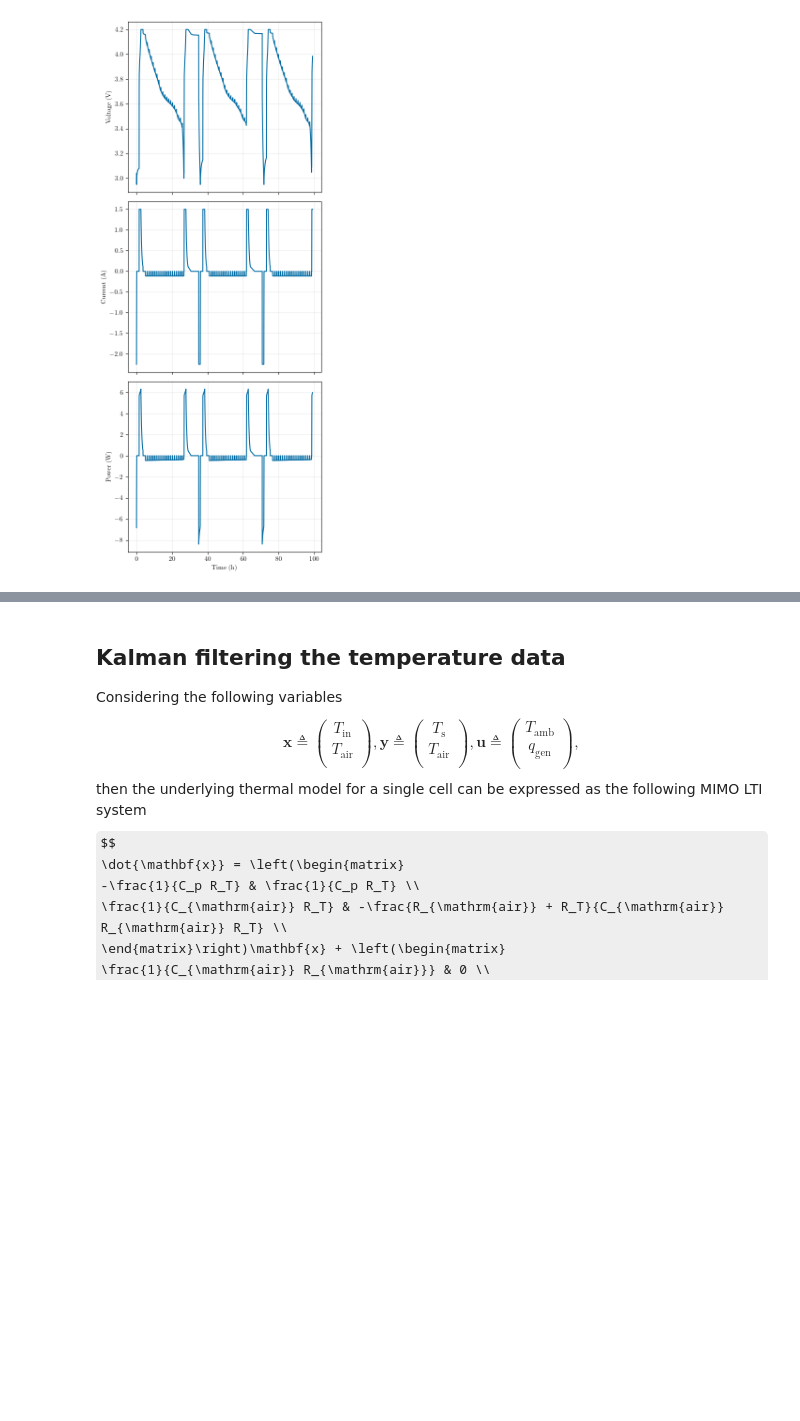
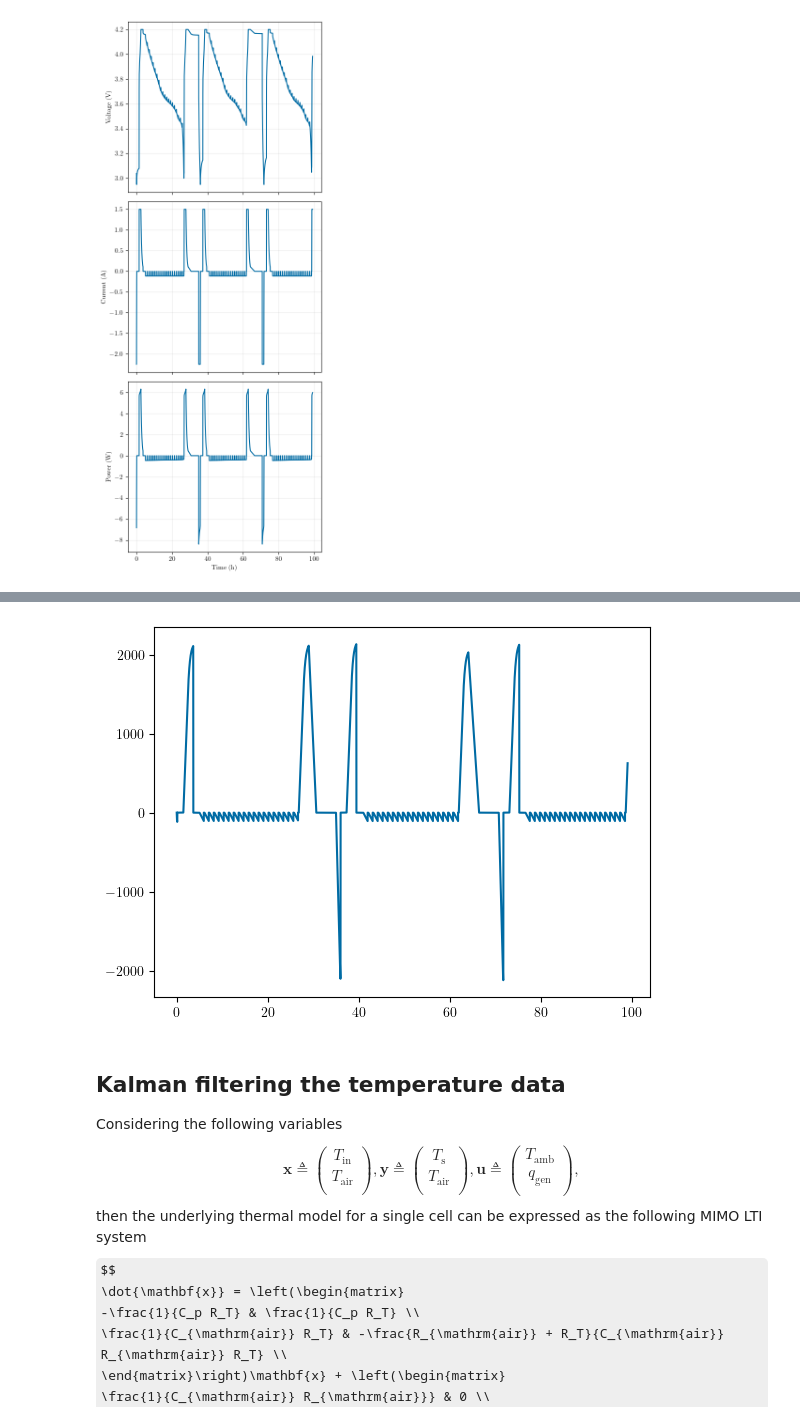
Before and after one commit to prognostics-lab/lion, a Jupyter notebook: data_analysis.ipynb, the cells around one changed output, grey strips where cells are left out. Saved outputs shown, nothing was run; the diff lists cells and outputs as text; code cells hidden in the pictures; some formulas as TeX source; blank space fills up the shorter version.

```diff
--- a/data_analysis.ipynb
+++ b/data_analysis.ipynb
@@ -247,3 +317,15 @@ plt.show()
+# %%
+fig, ax = plt.subplots()
+
+seconds_from_start = np.array([datetime.datetime.strptime(d[:-3], "%m/%d/%Y %H:%M:%S.%f") for d in cap_df["Seconds"]])
+seconds_from_start = seconds_from_start - seconds_from_start[0]
+seconds_from_start = np.array([delta.total_seconds() for delta in seconds_from_start])
+
+ax.plot(seconds_from_start / 3600, cap_df["Cumulative_capacity"])
+
+plt.show()
+# %% [output]
+[figure, added]
 # %% [markdown]
 ## Kalman filtering the temperature data
 Considering the following variables
```
Also changed, not shown: parts of 7 cells of this notebook.
